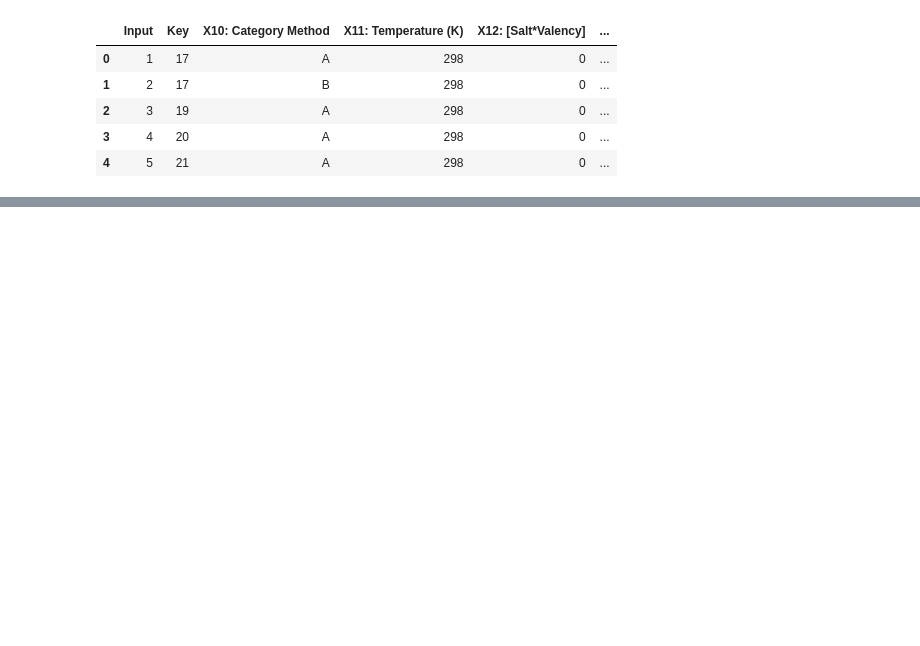
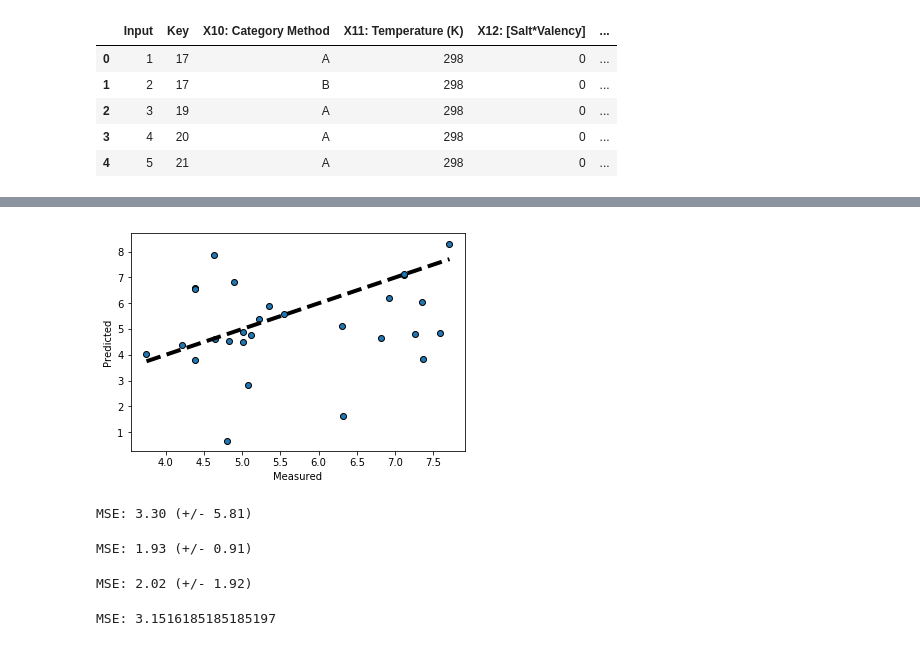
Before and after one commit to tgebhart/biomarker, a Jupyter notebook: notebooks/EDA.ipynb, the cells around one changed output, grey strips where cells are left out. Saved outputs shown, nothing was run; the diff lists cells and outputs as text; code cells hidden in the pictures; blank space fills up the shorter version.

```diff
--- a/notebooks/EDA.ipynb
+++ b/notebooks/EDA.ipynb
@@ -229,0 +282,39 @@ for num in file_numbers:
+# %%
+lr = linear_model.LinearRegression()
+predicted_combined = cross_val_predict(lr, X_combined, y, cv=10)
+
+fig, ax = plt.subplots()
+ax.scatter(y, predicted_combined, edgecolors=(0, 0, 0))
+ax.plot([y.min(), y.max()], [y.min(), y.max()], 'k--', lw=4)
+ax.set_xlabel('Measured')
+ax.set_ylabel('Predicted')
+plt.show()
+# %% [output]
+[figure, added]
+# %%
+scores = cross_val_score(lr, X_combined, y, cv=5, scoring='neg_mean_squared_error')
+print("MSE: %0.2f (+/- %0.2f)" % (-1*scores.mean(), scores.std() * 2))
+# %% [output]
+MSE: 3.30 (+/- 5.81)
+# %%
+regr_1 = DecisionTreeRegressor(max_depth=2)
+
+scores = cross_val_score(regr_1, X_combined, y, cv=5, scoring='neg_mean_squared_error')
+print("MSE: %0.2f (+/- %0.2f)" % (-1*scores.mean(), scores.std() * 2))
+# %% [output]
+MSE: 1.93 (+/- 0.91)
+# %%
+regr_2 = DecisionTreeRegressor(max_depth=5)
+
+scores = cross_val_score(regr_2, X_combined, y, cv=5, scoring='neg_mean_squared_error')
+print("MSE: %0.2f (+/- %0.2f)" % (-1*scores.mean(), scores.std() * 2))
+# %% [output]
+MSE: 2.02 (+/- 1.92)
+# %%
+X_train, X_test, y_train, y_test = train_test_split(X_combined, y.values, test_size=0.1, random_state=0)
+regr_2.fit(X_train, y_train)
+y_pred = regr_2.predict(X_test)
+
+print('MSE: {}'.format(mean_squared_error(y_test, y_pred)))
+# %% [output]
+MSE: 3.1516185185185197
```
Also changed, not shown: parts of 48 cells of this notebook, 1 other file.
